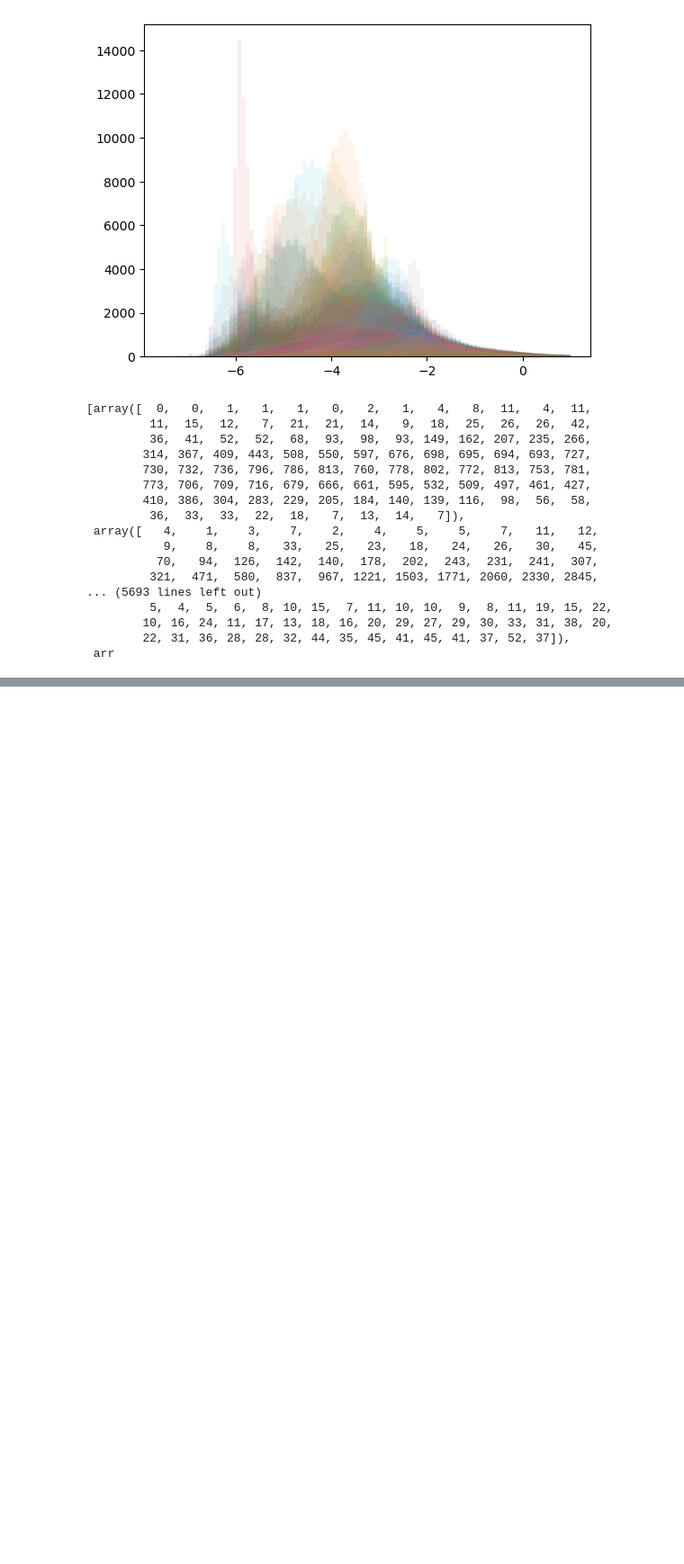
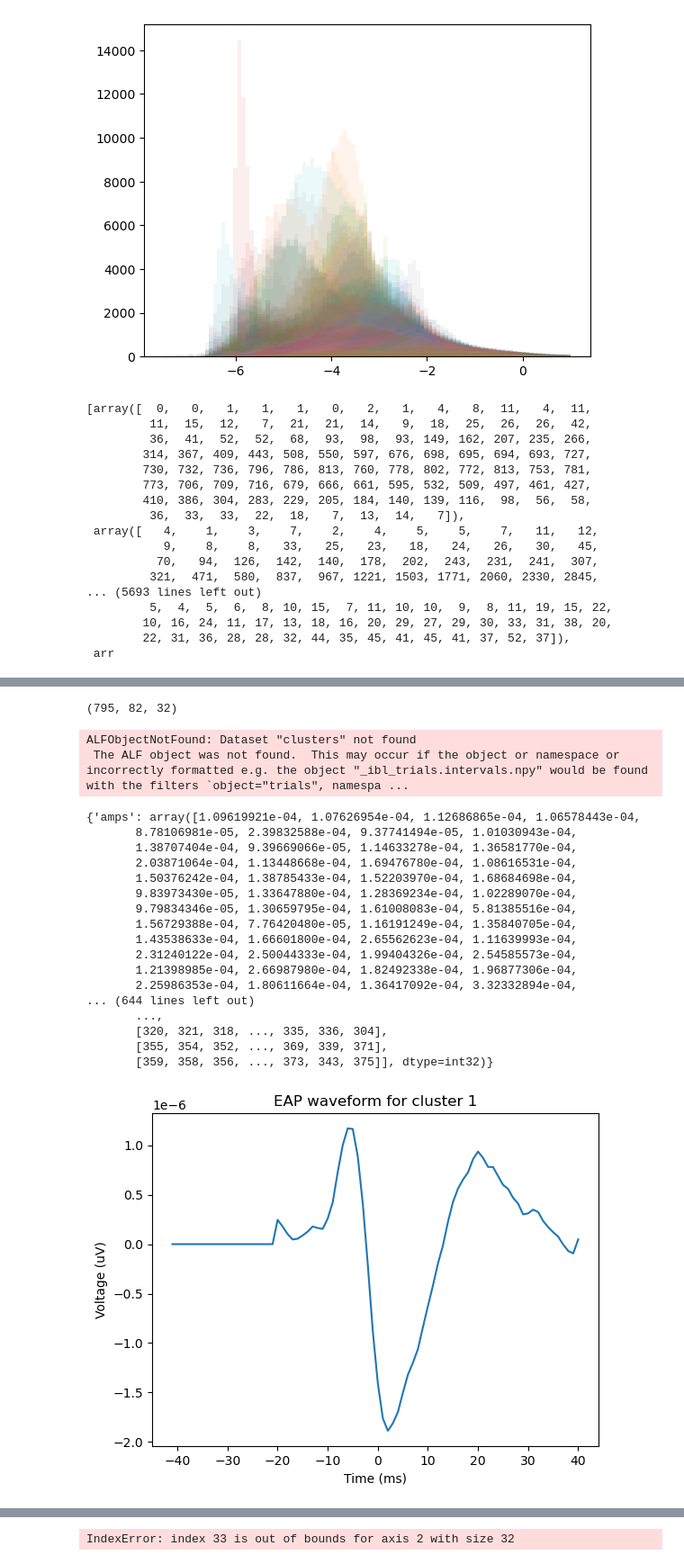
Before and after one commit to mariakesa/spikesconn, a Jupyter notebook: visualizations/EarthMoversDistance.ipynb, the cells around one changed output, grey strips where cells are left out. Shown at 90% size. Cells and saved outputs as stored; diff of their text form; code cells hidden in the pictures; blank space fills up the shorter version.

```diff
--- a/visualizations/EarthMoversDistance.ipynb
+++ b/visualizations/EarthMoversDistance.ipynb
@@ -66,0 +83,2 @@ plt.scatter(X_embedded[:,0],X_embedded[:,1])
+# %%
+w=one.load_dataset('19e66dc9-bf9f-430b-9d6a-acfa85de6fb7', 'clusters.waveformsChannels.npy', collection='alf/probe00/pykilosort')
@@ -66,0 +94,2 @@ plt.scatter(X_embedded[:,0],X_embedded[:,1])
+# %%
+b=one.load_dataset('19e66dc9-bf9f-430b-9d6a-acfa85de6fb7', 'clusters.waveforms.npy', collection='alf/probe00/pykilosort')
@@ -66,0 +98,51 @@ plt.scatter(X_embedded[:,0],X_embedded[:,1])
+# %%
+b.shape
+# %% [output]
+(795, 82, 32)
+# %%
+clusters=b=one.load_dataset('19e66dc9-bf9f-430b-9d6a-acfa85de6fb7', 'clusters', collection='alf/probe00/pykilosort')
+# %% [output]
+ALFObjectNotFound: Dataset "clusters" not found
+ The ALF object was not found.  This may occur if the object or namespace or incorrectly formatted e.g. the object "_ibl_trials.intervals.npy" would be found with the filters `object="trials", namespa ...
+# %%
+# specify experiment ID
+eid = '19e66dc9-bf9f-430b-9d6a-acfa85de6fb7'
+
+# load cluster IDs and corresponding channels
+clusters = one.load_object(eid, 'clusters')
+print(clusters)
+waveform_channels = clusters['waveformsChannels']
+
+# load waveforms for each cluster
+waveforms = one.load_dataset(eid, 'clusters.waveforms')
+
+# plot EAP waveform for each cluster
+for i, waveform_channel in enumerate(waveform_channels):
+    channel_indices = np.squeeze(waveform_channel)
+    cluster_waveforms = waveforms[i, :, channel_indices]
+    mean_waveform = np.mean(cluster_waveforms, axis=0)
+    timepoints = np.arange(-mean_waveform.shape[0]/2, mean_waveform.shape[0]/2)
+    plt.plot(timepoints, mean_waveform)
+    plt.xlabel('Time (ms)')
+    plt.ylabel('Voltage (uV)')
+    plt.title('EAP waveform for cluster {}'.format(i+1))
+    plt.show()
+# %% [output]
+{'amps': array([1.09619921e-04, 1.07626954e-04, 1.12686865e-04, 1.06578443e-04,
+       8.78106981e-05, 2.39832588e-04, 9.37741494e-05, 1.01030943e-04,
+       1.38707404e-04, 9.39669066e-05, 1.14633278e-04, 1.36581770e-04,
+       2.03871064e-04, 1.13448668e-04, 1.69476780e-04, 1.08616531e-04,
+       1.50376242e-04, 1.38785433e-04, 1.52203970e-04, 1.68684698e-04,
+       9.83973430e-05, 1.33647880e-04, 1.28369234e-04, 1.02289070e-04,
+       9.79834346e-05, 1.30659795e-04, 1.61008083e-04, 5.81385516e-04,
+       1.56729388e-04, 7.76420480e-05, 1.16191249e-04, 1.35840705e-04,
+       1.43538633e-04, 1.66601800e-04, 2.65562623e-04, 1.11639993e-04,
+       2.31240122e-04, 2.50044333e-04, 1.99404326e-04, 2.54585573e-04,
+       1.21398985e-04, 2.66987980e-04, 1.82492338e-04, 1.96877306e-04,
+       2.25986353e-04, 1.80611664e-04, 1.36417092e-04, 3.32332894e-04,
+... (644 lines left out)
+       ...,
+       [320, 321, 318, ..., 335, 336, 304],
+       [355, 354, 352, ..., 369, 339, 371],
+       [359, 358, 356, ..., 373, 343, 375]], dtype=int32)}
+[figure, added]
@@ -66,0 +151 @@ plt.scatter(X_embedded[:,0],X_embedded[:,1])
+IndexError: index 33 is out of bounds for axis 2 with size 32
```
Also changed, not shown: parts of 10 cells of this notebook.
